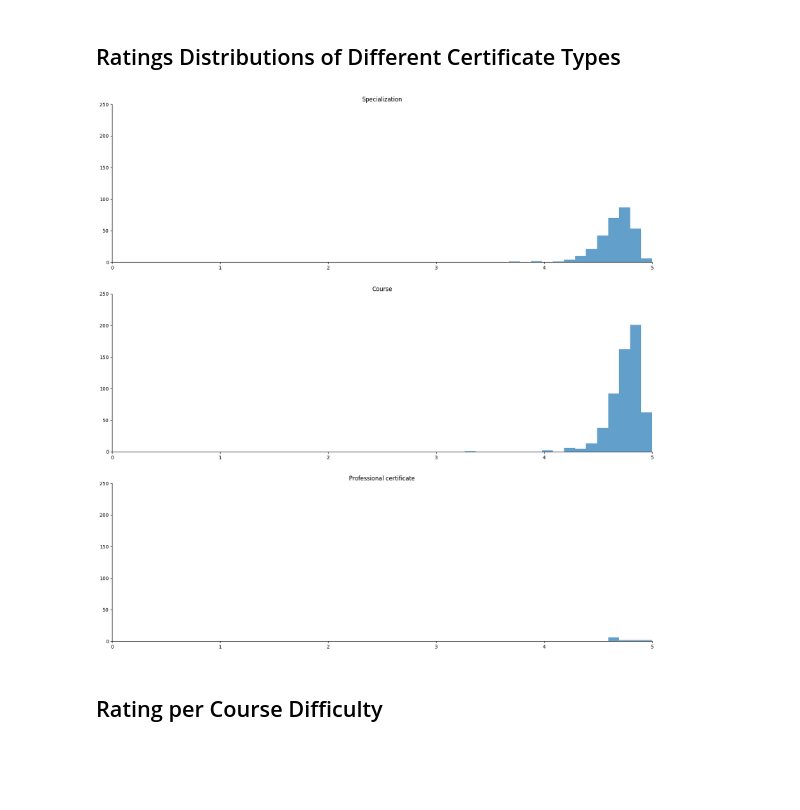
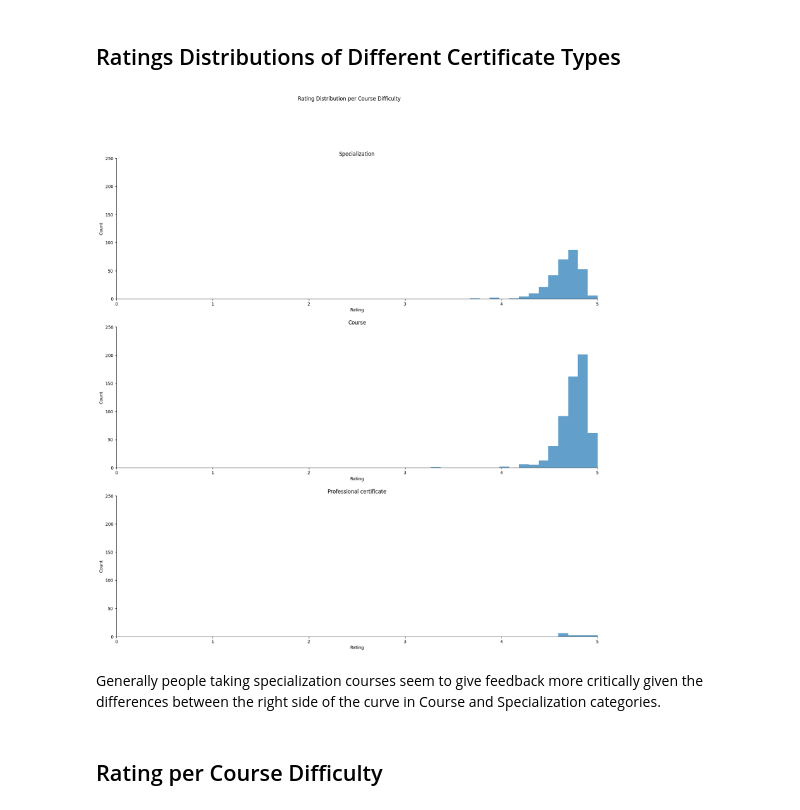
Before and after one commit to Jpooouks/coursera-eda, a Jupyter notebook: Coursera Course Analysis.ipynb, the cells around one changed output. Drawn from its saved outputs; the diff is of its cells as text; code cells hidden in the pictures; blank space fills up the shorter version.

```diff
--- a/Coursera Course Analysis.ipynb
+++ b/Coursera Course Analysis.ipynb
@@ -235,5 +245,8 @@ data[data['course_organization'].isin(least_popular_orgs.index)]
 # %%
 diffs = data['course_difficulty'].value_counts()
 fig, ax = plt.subplots(figsize=(6,6))
-ax.bar(diffs.index, diffs, alpha=0.7);
+ax.bar(diffs.index, diffs, alpha=0.7)
+ax.spines[['top','right']].set_visible(False)
+ax.set_title('Course Difficulty Levels')
+ax.set_ylabel('Count');
 # %% [output]
@@ -241,17 +254,2 @@ ax.bar(diffs.index, diffs, alpha=0.7);
 # %% [markdown]
 ### Students Enrolled per Course Difficulty
-# %%
-def hist_x_by_y(df,x,y,bins=None,ylim=None,xlim=None,figsize=(20,20)):
-    xs = df[y].unique()
-    fig, ax = plt.subplots(len(xs),1,figsize=figsize)
-    for i in range(len(xs)):
-
-        ax[i].hist(df[df[y] == xs[i]]
-        [x], histtype='stepfilled', bins=bins, alpha=0.7)
-        ax[i].set_ylim(ylim)
-        ax[i].set_xlim(xlim)
-        ax[i].set_title(f'{xs[i]}'.capitalize())
-        ax[i].spines['top'].set_visible(False)
-        ax[i].spines['right'].set_visible(False)
-hist_x_by_y(data,'course_students_enrolled_numeric','course_difficulty',bins=np.linspace(0,1E6,40),ylim=(0,200),xlim=(0,1E6))
-fig.suptitle('Students Enrolled per Course Difficulty Level');
@@ -259,0 +256,19 @@ fig.suptitle('Students Enrolled per Course Difficulty Level');
+# %%
+def hist_x_by_y(df,x,y,fig_title,xlabel,ylabel,bins=None,ylim=None,xlim=None,figsize=(20,20)):
+    xs = df[y].unique()
+    fig, ax = plt.subplots(len(xs),1,figsize=figsize)
+    for i in range(len(xs)):
+
+        ax[i].hist(df[df[y] == xs[i]]
+        [x], histtype='stepfilled', bins=bins, alpha=0.7)
+        ax[i].set_ylim(ylim)
+        ax[i].set_xlim(xlim)
+        ax[i].set_title(f'{xs[i]}'.capitalize())
+        ax[i].spines[['top','right']].set_visible(False)
+        ax[i].set_ylabel(xlabel)
+        ax[i].set_xlabel(ylabel)
+    fig.suptitle(fig_title);
+
+hist_x_by_y(data,'course_students_enrolled_numeric','course_difficulty',ylabel='Number of Students Enrolled (millions)',xlabel='Count',
+            bins=np.linspace(0,1E6,40),ylim=(0,200),xlim=(0,1E6,),
+           fig_title='Students Enrolled per Course Difficulty Level')
@@ -311,9 +346,14 @@ ax.set_xlim(0,5);
 # %% [markdown]
 ## Ratings Distributions of Different Certificate Types
 # %%
-hist_x_by_y(data,'course_rating','course_Certificate_type',bins=np.linspace(0,5,50),ylim=(0,250),xlim=(0,5))
+hist_x_by_y(data,'course_rating','course_Certificate_type',
+            bins=np.linspace(0,5,50),ylim=(0,250),xlim=(0,5),
+            fig_title='Rating Distribution per Course Difficulty',
+            ylabel='Rating',xlabel='Count')
 # %% [output]
-[figure, old version]
+[figure, new version]
+# %% [markdown]
+Generally people taking specialization courses seem to give feedback more critically given the differences between the right side of the curve in Course and Specialization categories.
 # %% [markdown]
 ## Rating per Course Difficulty
 # %%
```
Also changed, not shown: parts of 35 cells of this notebook.
